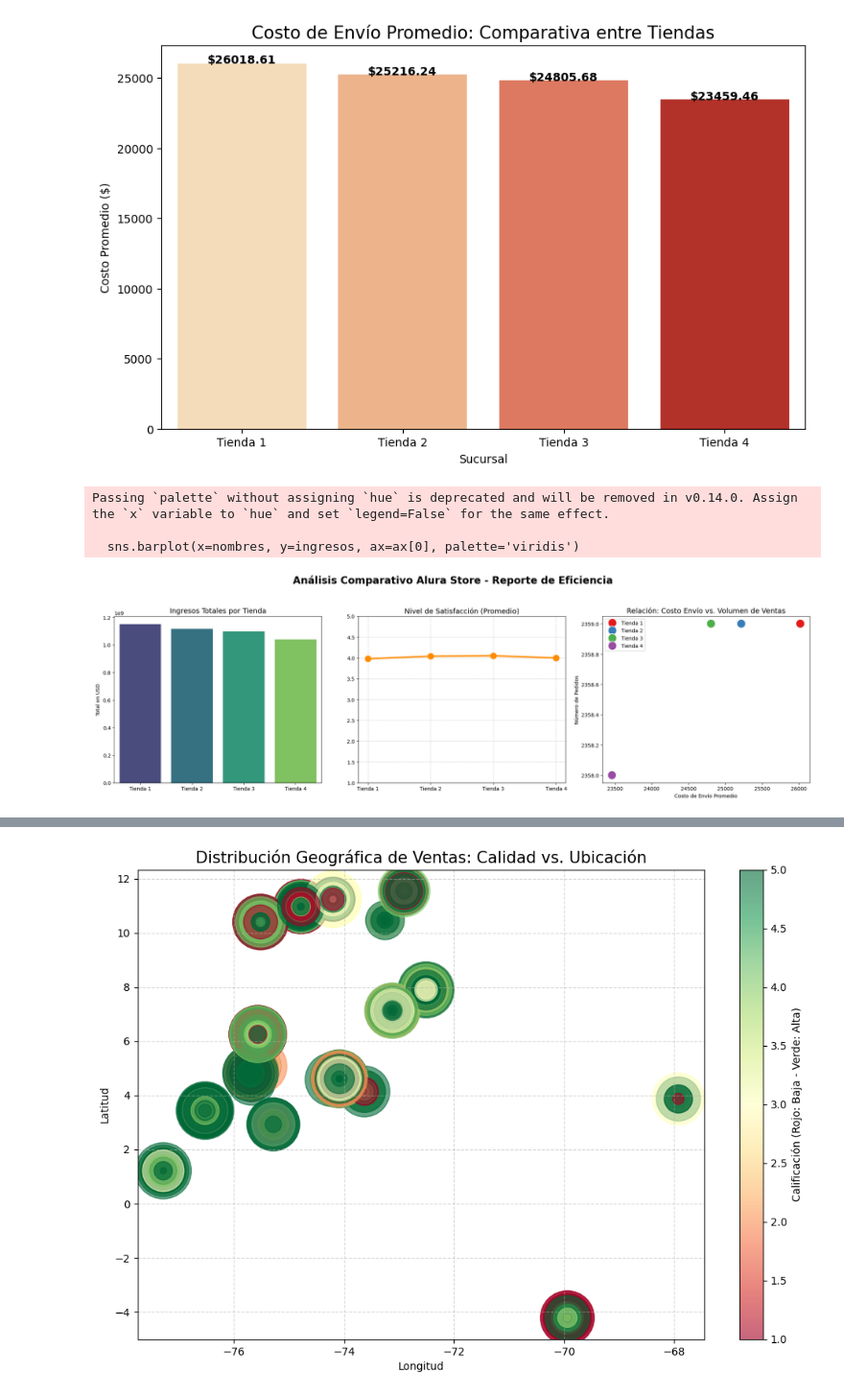
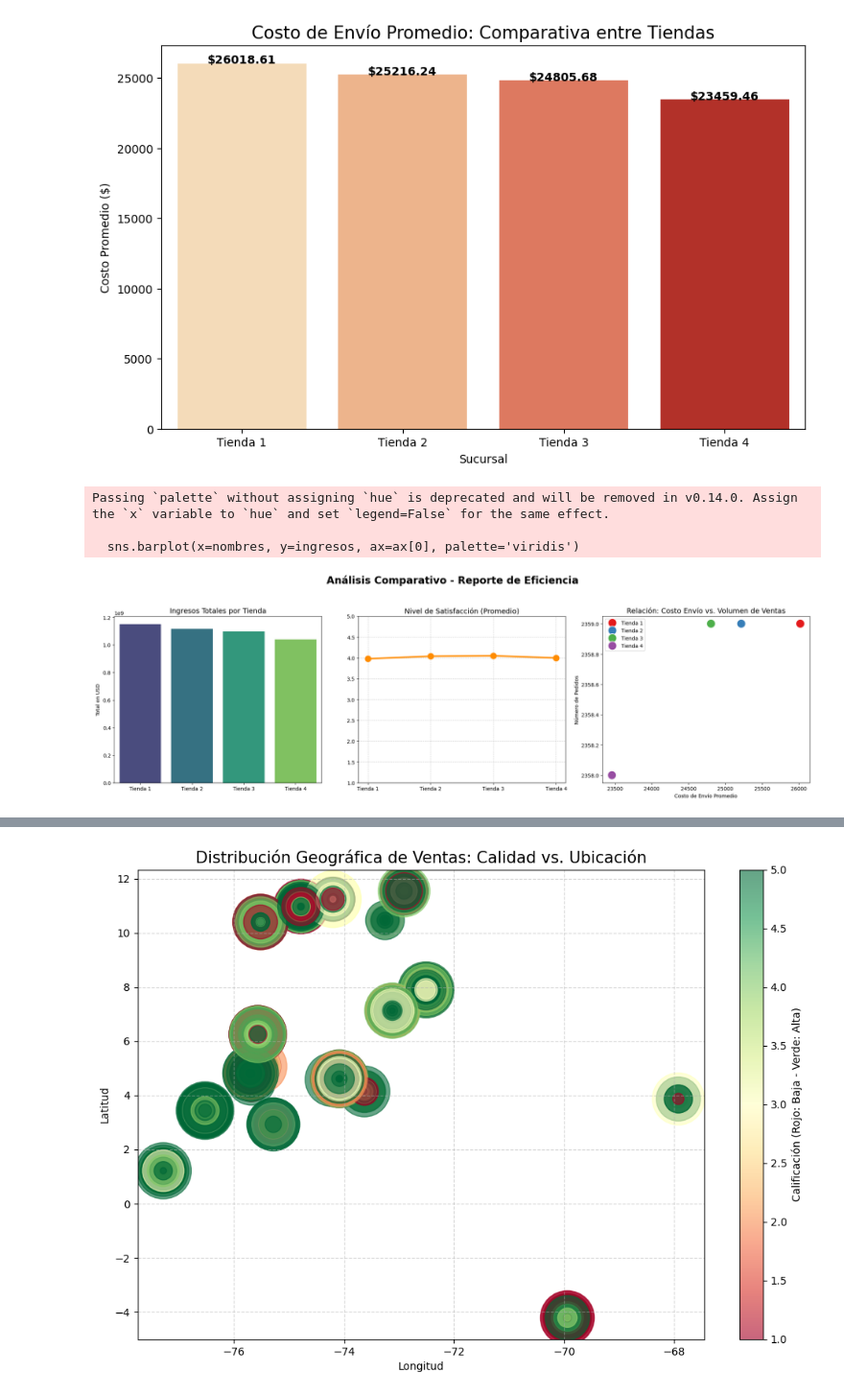
Before and after one commit to janampag/Challenge1_data_science, a Jupyter notebook: Challenge1_tiendas.ipynb, the cells around one changed output, grey strips where cells are left out. Shown at 96% size. Cells and saved outputs as stored; diff of their text form; code cells hidden in the pictures.

```diff
--- a/Challenge1_tiendas.ipynb
+++ b/Challenge1_tiendas.ipynb
@@ -271,42 +254,34 @@ Passing `palette` without assigning `hue` is deprecated and will be removed in v
   sns.barplot(data=resumen_envio, x='Tienda', y='Envio_Promedio', palette='OrRd')
 [figure]
 # %%
-import matplotlib.pyplot as plt
-import seaborn as sns
-
-# Preparación de datos consolidados para los gráficos
 nombres = ['Tienda 1', 'Tienda 2', 'Tienda 3', 'Tienda 4']
 ingresos = [tienda['Precio'].sum(), tienda2['Precio'].sum(), tienda3['Precio'].sum(), tienda4['Precio'].sum()]
 calificaciones = [tienda['Calificación'].mean(), tienda2['Calificación'].mean(), tienda3['Calificación'].mean(), tienda4['Calificación'].mean()]
 envios = [tienda['Costo de envío'].mean(), tienda2['Costo de envío'].mean(), tienda3['Costo de envío'].mean(), tienda4['Costo de envío'].mean()]
 volumen_ventas = [len(tienda), len(tienda2), len(tienda3), len(tienda4)]
 
-# Creamos el lienzo para los 3 gráficos
 fig, ax = plt.subplots(1, 3, figsize=(20, 6))
-fig.suptitle('Análisis Comparativo Alura Store - Reporte de Eficiencia', fontsize=20, fontweight='bold', y=1.05)
+fig.suptitle('Análisis Comparativo - Reporte de Eficiencia', fontsize=20, fontweight='bold', y=1.05)
 
-# --- GRÁFICO 1: BARRAS (INGRESOS) ---
 sns.barplot(x=nombres, y=ingresos, ax=ax[0], palette='viridis')
 ax[0].set_title('Ingresos Totales por Tienda', fontsize=14)
 ax[0].set_ylabel('Total en USD')
 
-# --- GRÁFICO 2: LÍNEAS (SATISFACCIÓN) ---
 ax[1].plot(nombres, calificaciones, marker='o', color='darkorange', linewidth=3, markersize=12)
 ax[1].set_title('Nivel de Satisfacción (Promedio)', fontsize=14)
-ax[1].set_ylim(1, 5) # Escala real de estrellas
+ax[1].set_ylim(1, 5)
 ax[1].grid(True, linestyle='--', alpha=0.6)
 
-# --- GRÁFICO 3: DISPERSIÓN (LOGÍSTICA VS VENTAS) ---
 sns.scatterplot(x=envios, y=volumen_ventas, hue=nombres, s=300, ax=ax[2], palette='Set1')
 ax[2].set_title('Relación: Costo Envío vs. Volumen de Ventas', fontsize=14)
 ax[2].set_xlabel('Costo de Envío Promedio')
 ax[2].set_ylabel('Número de Pedidos')
 
 plt.tight_layout()
 plt.show()
 # %% [output]
 Passing `palette` without assigning `hue` is deprecated and will be removed in v0.14.0. Assign the `x` variable to `hue` and set `legend=False` for the same effect.
 
   sns.barplot(x=nombres, y=ingresos, ax=ax[0], palette='viridis')
-[figure, old version]
+[figure, new version]
 # %% [markdown]
```
Also changed, not shown: parts of 11 cells of this notebook.
